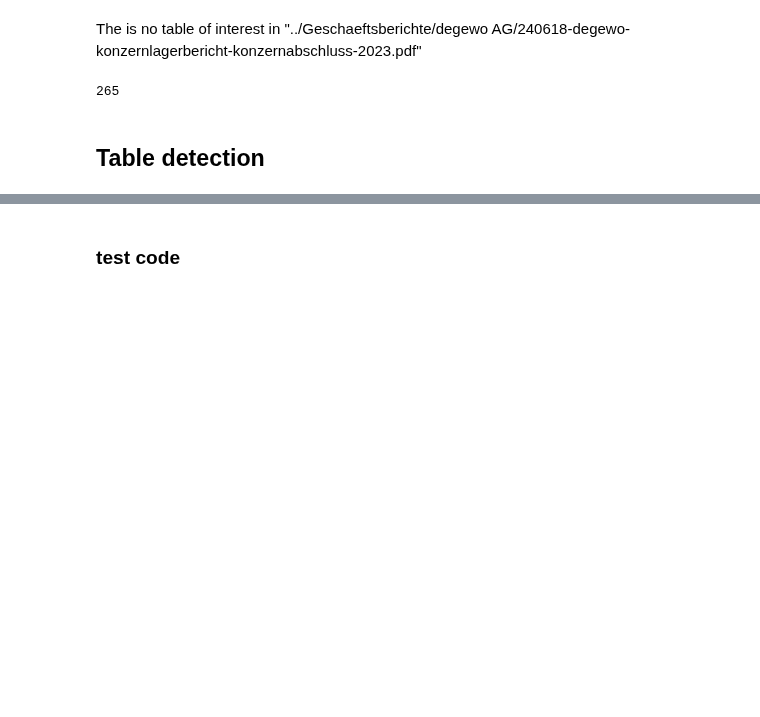
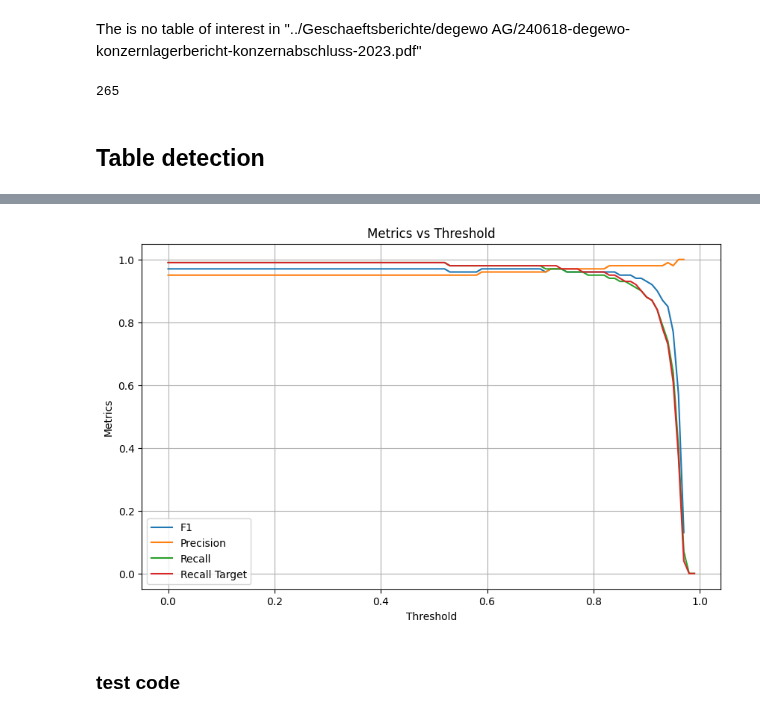
Before and after one commit to Famondir/Thesis, a Jupyter notebook: Python/page_detection_benchmark.ipynb, the cells around one changed output, grey strips where cells are left out. Cells and saved outputs as stored; diff of their text form; code cells hidden in the pictures; blank space fills up the shorter version.

```diff
--- a/Python/page_detection_benchmark.ipynb
+++ b/Python/page_detection_benchmark.ipynb
@@ -972,3 +1020,7 @@ plt.show()
+# %%
+metrics_plot(y)
+# %% [output]
+[figure, added]
 # %% [markdown]
 ### test code
 # %%
```
Also changed, not shown: parts of 11 cells of this notebook, 1 other file.
